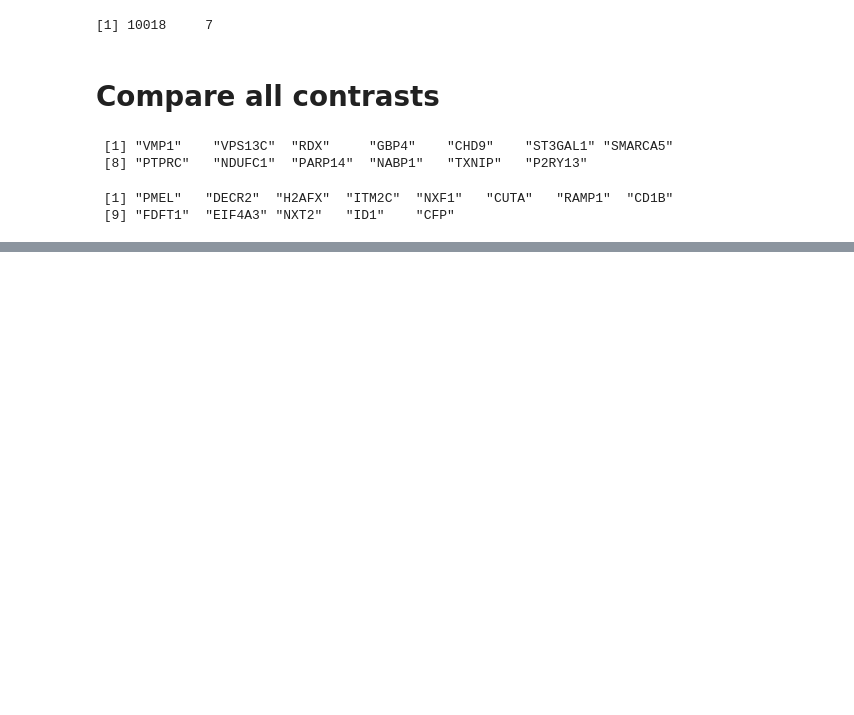
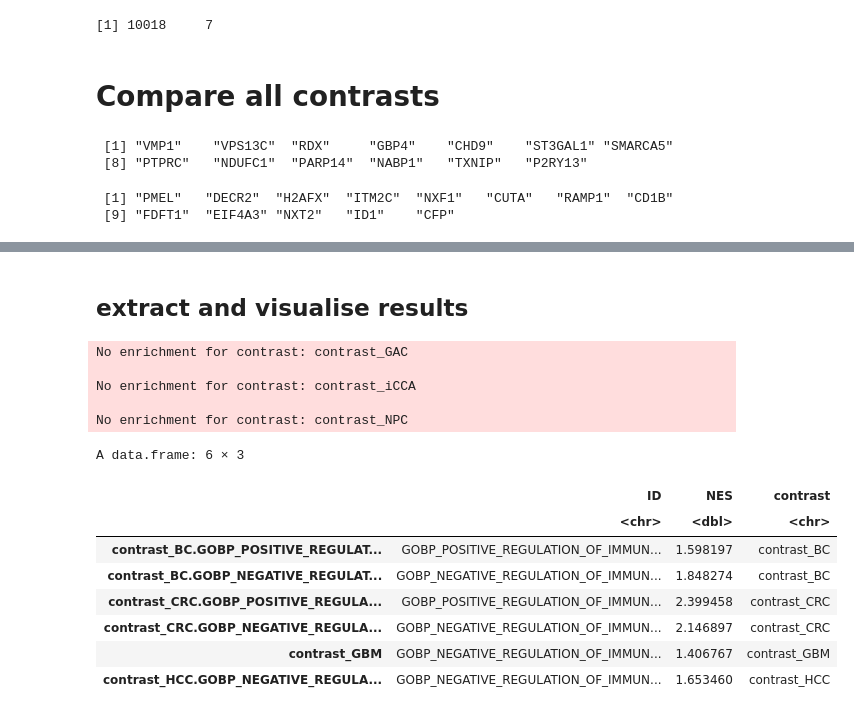
Before and after one commit to tuonglab/Nikita-project, a Jupyter notebook: notebooks/2025-02-12_Pseudo_Cancer_DEGS.ipynb, the cells around one changed output, grey strips where cells are left out. Saved outputs shown, nothing was run; the diff lists cells and outputs as text; code cells hidden in the pictures; blank space fills up the shorter version.

```diff
--- a/notebooks/2025-02-12_Pseudo_Cancer_DEGS.ipynb
+++ b/notebooks/2025-02-12_Pseudo_Cancer_DEGS.ipynb
@@ -456,0 +594,53 @@ write.csv(df_down_genes, "df_down_genes.csv", quote = FALSE, row.names = FALSE)
+# %% [markdown]
+## extract and visualise results
+# %%
+# Define the pathways of interest (immunogenic and immunoregulatory)
+pathways_of_interest <- c("GOBP_POSITIVE_REGULATION_OF_IMMUNE_RESPONSE",
+                           "GOBP_NEGATIVE_REGULATION_OF_IMMUNE_RESPONSE")
+
+# Initialize an empty list to store enrichment scores for each contrast
+enrichment_scores_list <- list()
+
+# Loop over the results and extract enrichment scores for the pathways
+for (contrast in names(gsea_results_list)) {
+  # Get the GSEA result for this contrast
+  gsea_res <- gsea_results_list[[contrast]]
+
+  # Extract the pathways of interest and their enrichment scores using base R indexing
+  enriched <- gsea_res@result[gsea_res@result$ID %in% pathways_of_interest,
+                              c("ID", "NES")]  # Filter by ID and select NES
+
+# Check if there are any rows in the filtered dataframe
+  if (nrow(enriched) > 0) {
+    # Add contrast name to the dataframe if there are results
+    enriched$contrast <- contrast
+
+  # Store the results
+    enrichment_scores_list[[contrast]] <- enriched
+  } else {
+    # If no results, add a message or skip this contrast
+    message(paste("No enrichment for contrast:", contrast))
+  }
+}
+
+
+# Combine all the results into one dataframe
+enrichment_scores_df <- do.call(rbind, enrichment_scores_list)
+
+# View the dataframe
+head(enrichment_scores_df)
+# %% [output]
+No enrichment for contrast: contrast_GAC
+
+No enrichment for contrast: contrast_iCCA
+
+No enrichment for contrast: contrast_NPC
+A data.frame: 6 × 3
+|  | ID | NES | contrast |
+|  | <chr> | <dbl> | <chr> |
+| contrast_BC.GOBP_POSITIVE_REGULAT... | GOBP_POSITIVE_REGULATION_OF_IMMUN... | 1.598197 | contrast_BC |
+| contrast_BC.GOBP_NEGATIVE_REGULAT... | GOBP_NEGATIVE_REGULATION_OF_IMMUN... | 1.848274 | contrast_BC |
+| contrast_CRC.GOBP_POSITIVE_REGULA... | GOBP_POSITIVE_REGULATION_OF_IMMUN... | 2.399458 | contrast_CRC |
+| contrast_CRC.GOBP_NEGATIVE_REGULA... | GOBP_NEGATIVE_REGULATION_OF_IMMUN... | 2.146897 | contrast_CRC |
+| contrast_GBM | GOBP_NEGATIVE_REGULATION_OF_IMMUN... | 1.406767 | contrast_GBM |
+| contrast_HCC.GOBP_NEGATIVE_REGULA... | GOBP_NEGATIVE_REGULATION_OF_IMMUN... | 1.653460 | contrast_HCC |
```
Also changed, not shown: parts of 16 cells of this notebook.
